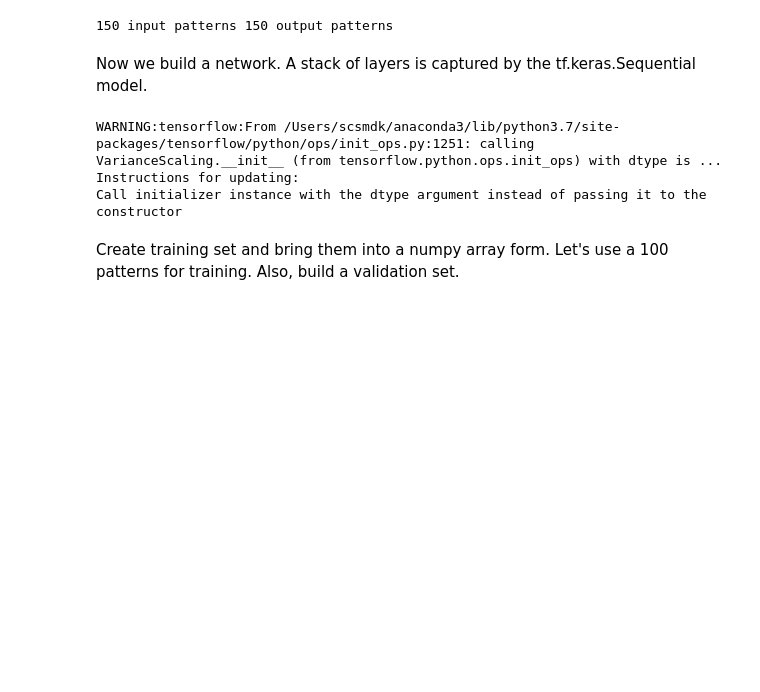
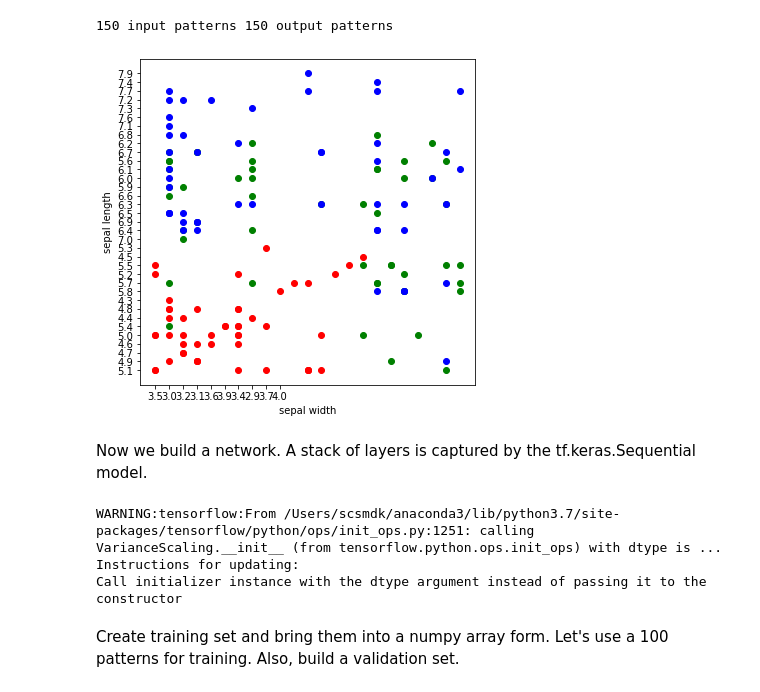
Before and after one commit to yeswhos/COMP5400M-Bio-inspired-Computing, a Jupyter notebook: CW2/Backpropagation on the Iris data set.ipynb, the cells around one changed output. Cells and saved outputs as stored; diff of their text form; code cells hidden in the pictures; blank space fills up the shorter version.

```diff
--- a/CW2/Backpropagation on the Iris data set.ipynb
+++ b/CW2/Backpropagation on the Iris data set.ipynb
@@ -10,0 +15,4 @@ If the previous cells came through, then all the important stuff has been instal
+# %%
+from google.colab import drive
+drive.mount('/content/drive')
+filepath = "drive/My Drive/Bio/iris.data"
@@ -17,7 +31,8 @@ d['Iris-setosa\n']     = [1., 0., 0.]
 d['Iris-versicolor\n'] = [0., 1., 0.]
 d['Iris-virginica\n']  = [0., 0., 1.]
 
-with open('iris.data') as f:
+# with open('iris.data') as f:
+with open(filepath) as f:
     lines=f.readlines()
     for line in lines:
         items=line.split(',')
@@ -33,3 +102,20 @@ print( len(inputs), 'input patterns', len(outputs), 'output patterns')
+# %%
+from pylab import *
+import matplotlib.pyplot as plt
+import numpy as np
+
+plt.figure(figsize=(6, 6))
+plt.xlabel("sepal width")
+plt.ylabel("sepal length")
+plt.xticks(np.arange(0, 10))
+plt.scatter(set_sepal_wid, set_sepal_len, c = 'r', marker = "o")
+plt.scatter(versi_sepal_wid, versi_sepal_len, c = 'g', marker = "o")
+plt.scatter(virgin_sepal_wid, virgin_sepal_len, c = 'b', marker = "o")
+plt.tick_params(axis='both',labelsize=10)
+
+plt.show()
+# %% [output]
+[figure, added]
 # %% [markdown]
 Now we build a network. A stack of layers is captured by the tf.keras.Sequential model.
 # %%
```
Also changed, not shown: parts of 4 cells of this notebook.
